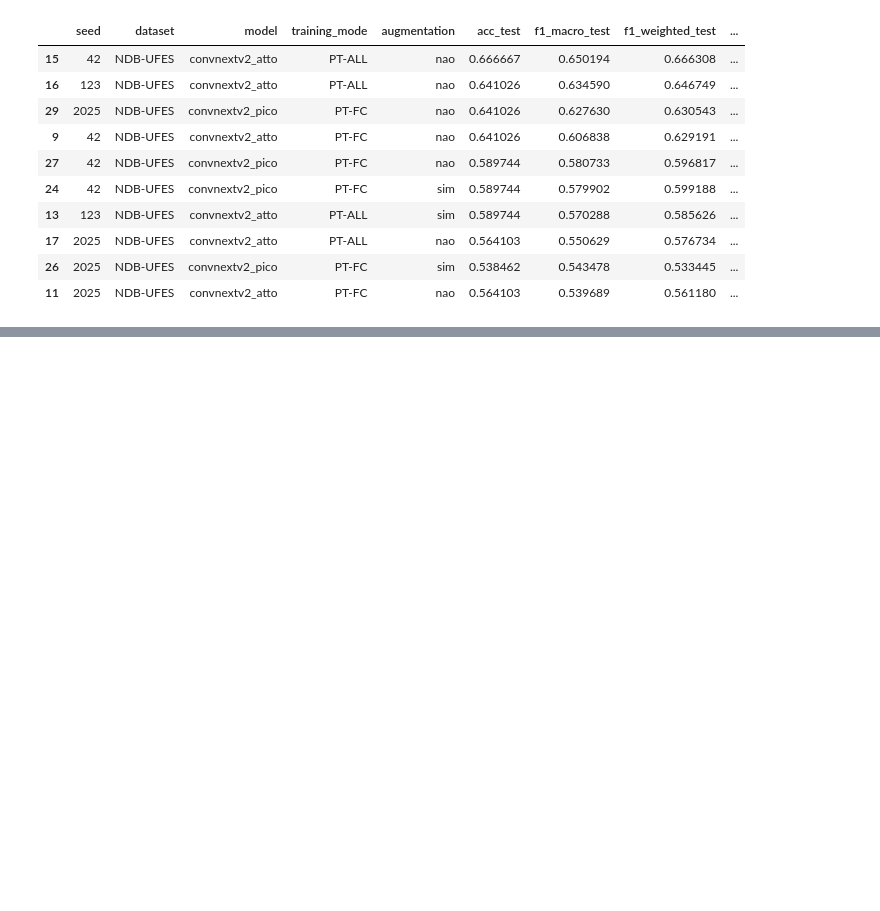
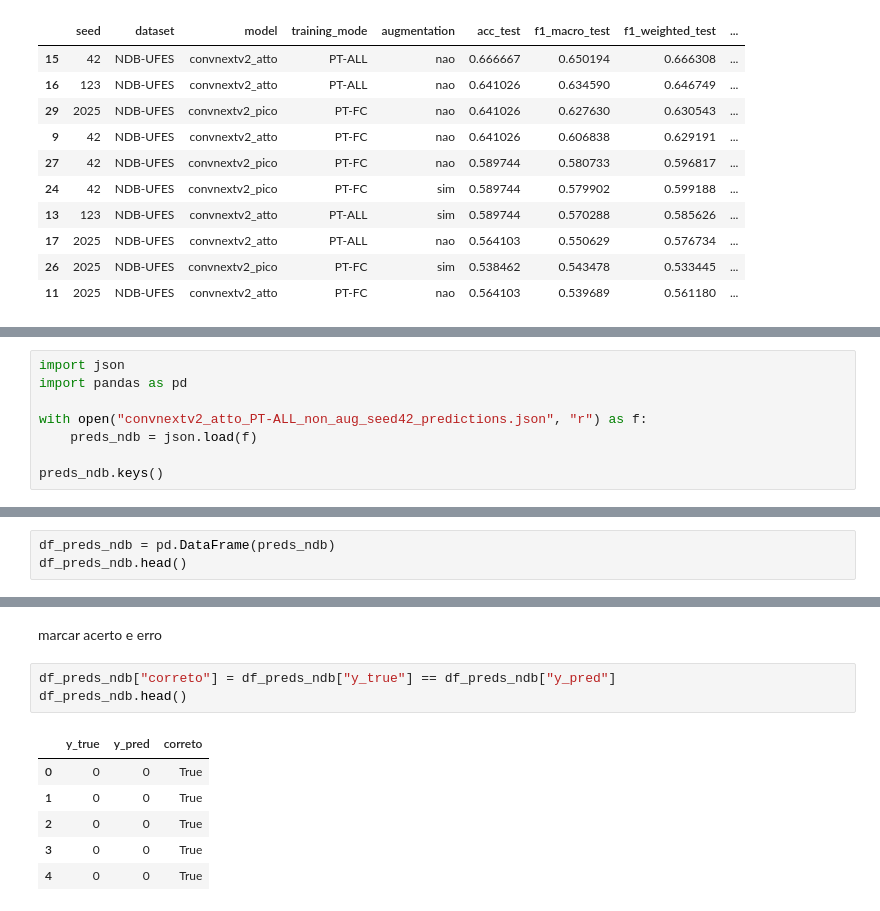
Before and after one commit to LIPAI-Org/Oral-Classification-ConvNeXt-V2, a Jupyter notebook: analise_2_NDB_e_Displasia.ipynb, the cells around one changed output, grey strips where cells are left out. Saved outputs shown, nothing was run; the diff lists cells and outputs as text; blank space fills up the shorter version.

```diff
--- a/analise_2_NDB_e_Displasia.ipynb
+++ b/analise_2_NDB_e_Displasia.ipynb
@@ -432,0 +445,8 @@ array(['NDB-UFES'], dtype=object)
+# %%
+import json
+import pandas as pd
+
+with open("convnextv2_atto_PT-ALL_non_aug_seed42_predictions.json", "r") as f:
+    preds_ndb = json.load(f)
+
+preds_ndb.keys()
@@ -432,0 +464,3 @@ array(['NDB-UFES'], dtype=object)
+# %%
+df_preds_ndb = pd.DataFrame(preds_ndb)
+df_preds_ndb.head()
@@ -432,0 +484,12 @@ array(['NDB-UFES'], dtype=object)
+# %% [markdown]
+marcar acerto e erro
+# %%
+df_preds_ndb["correto"] = df_preds_ndb["y_true"] == df_preds_ndb["y_pred"]
+df_preds_ndb.head()
+# %% [output]
+|  | y_true | y_pred | correto |
+| 0 | 0 | 0 | True |
+| 1 | 0 | 0 | True |
+| 2 | 0 | 0 | True |
+| 3 | 0 | 0 | True |
+| 4 | 0 | 0 | True |
```
Also changed, not shown: parts of 21 cells of this notebook.
